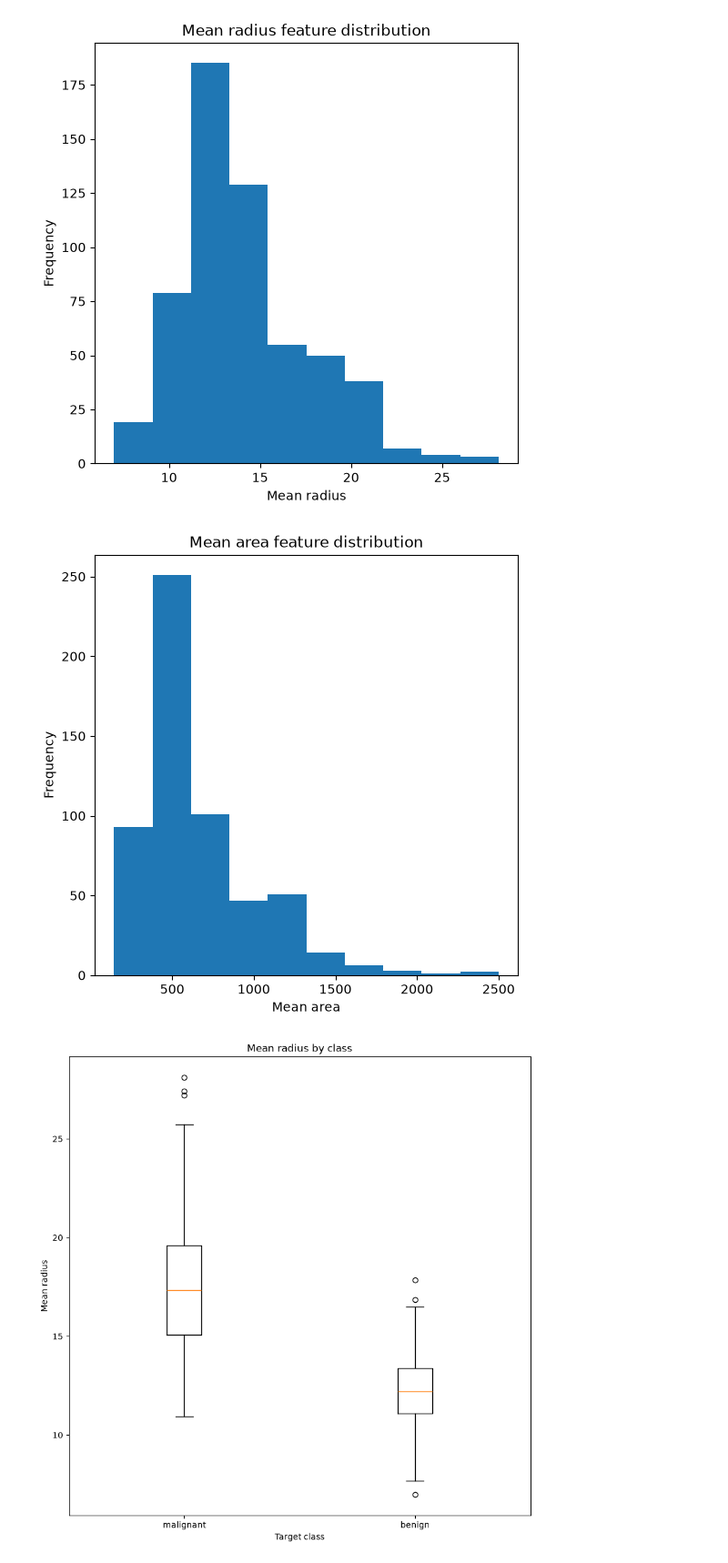
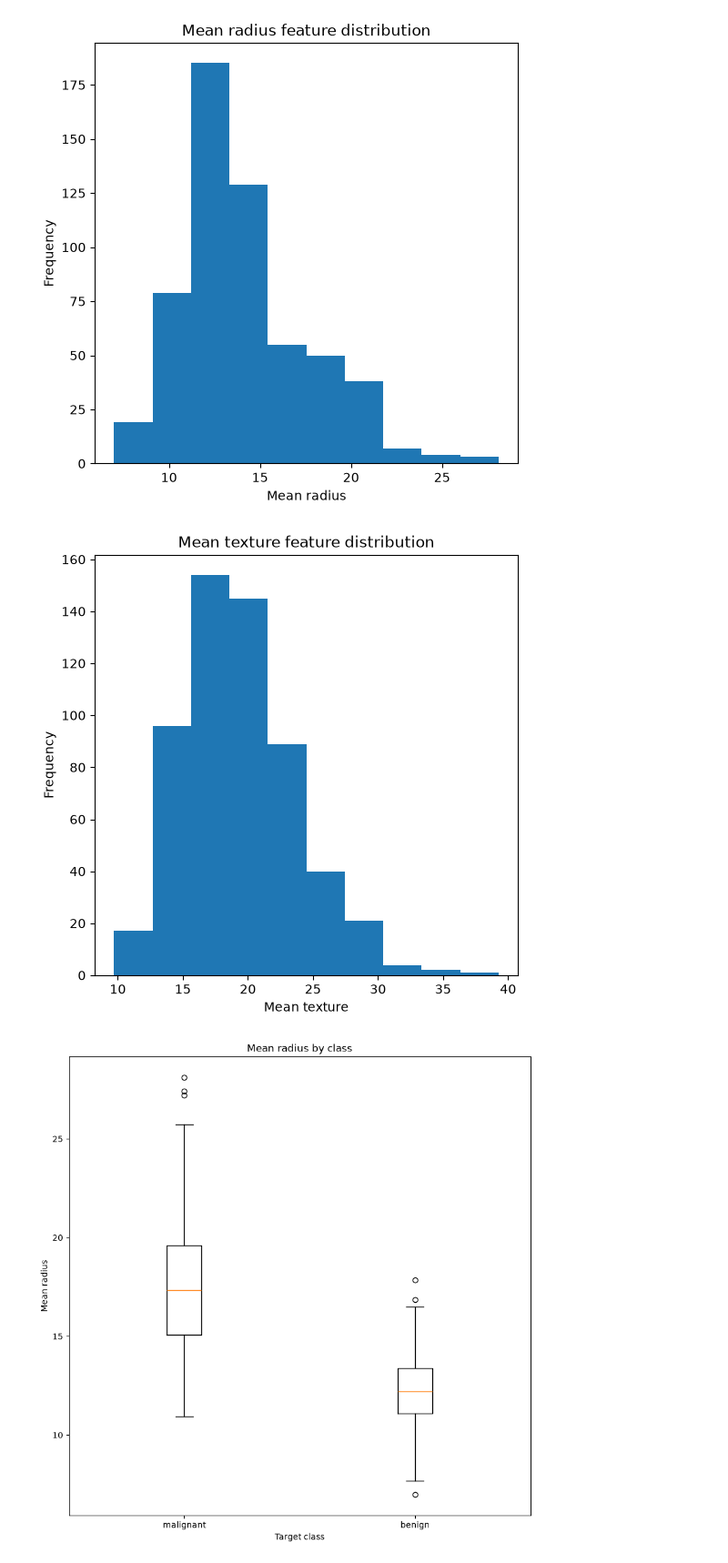
Before and after one commit to johojding/exploratory-analysis, a Jupyter notebook: notebooks/eda.ipynb, the cells around one changed output. Shown at 91% size. Drawn from its saved outputs; the diff is of its cells as text; code cells hidden in the pictures.

```diff
--- a/notebooks/eda.ipynb
+++ b/notebooks/eda.ipynb
@@ -51,10 +51,10 @@ fig.savefig("../reports/mean_radius_distribution.png", bbox_inches="tight")
 # %% [output]
 [figure]
 # %%
-plot_feature_histogram(df, "mean area")
-fig.savefig("../reports/mean_area_distribution.png", bbox_inches="tight")
+plot_feature_histogram(df, "mean texture")
+fig.savefig("../reports/mean_texture_distribution.png", bbox_inches="tight")
 # %% [output]
-[figure, old version]
+[figure, new version]
 # %%
 fig = plot_feature_by_class(df, "mean radius", target_names)
 fig.savefig("../reports/mean_radius_by_class.png", bbox_inches="tight")
```
Also changed, not shown: parts of 3 cells of this notebook, 6 other files.
